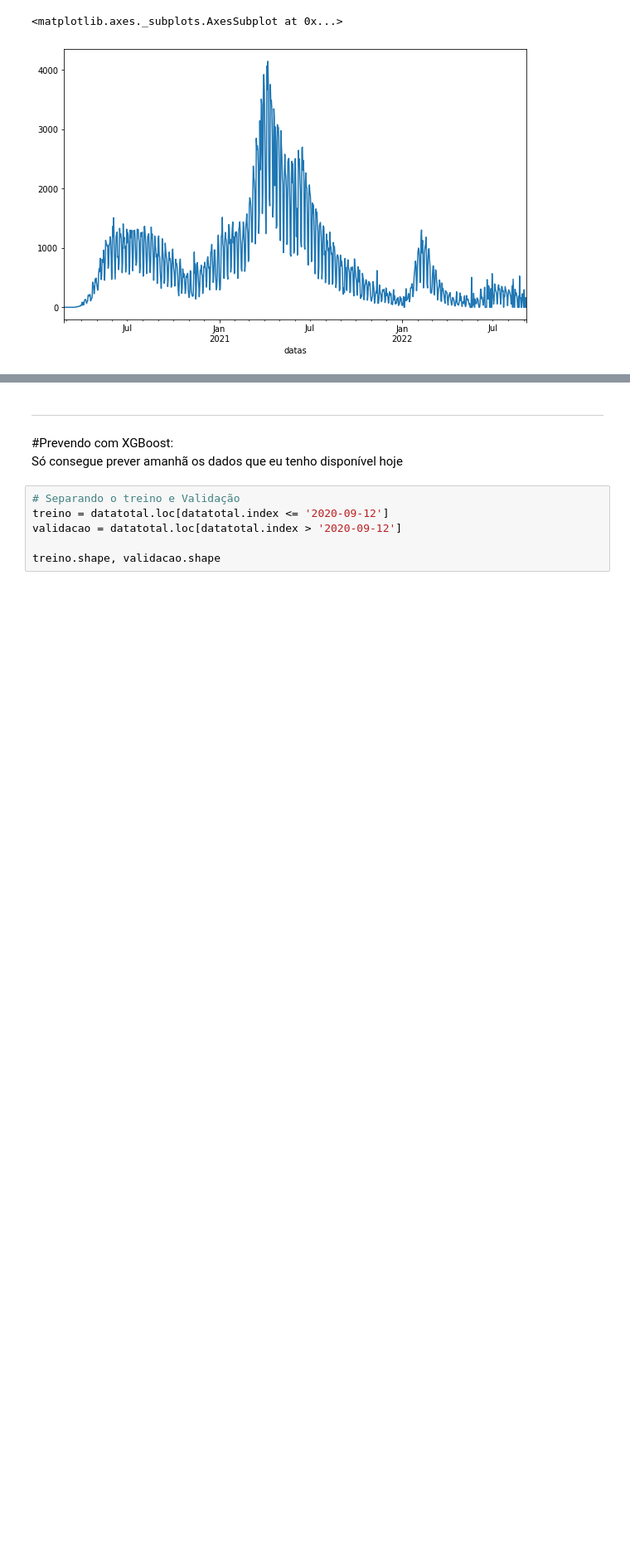
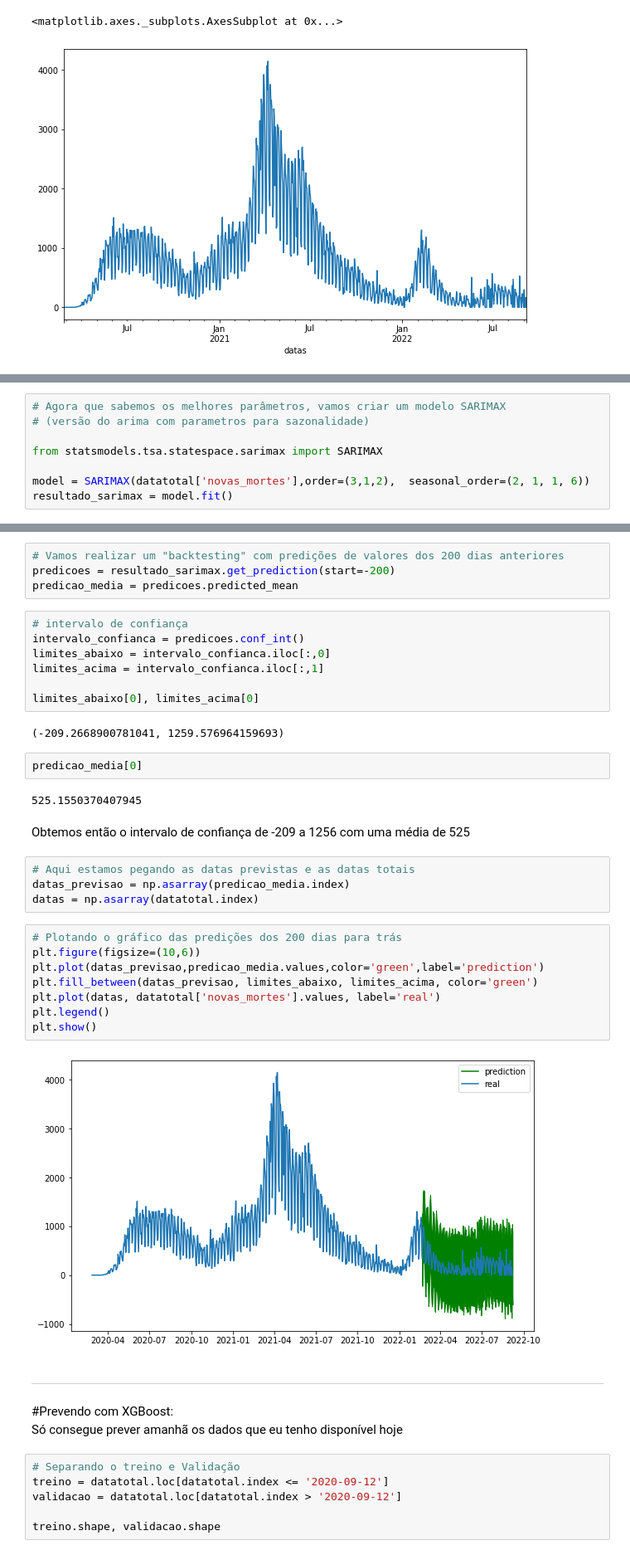
Before and after one commit to joseforneiro/DadosCovid19, a Jupyter notebook: Trabalho_LabVI_1.ipynb, the cells around one changed output, grey strips where cells are left out. Shown: that part at 83% size. Cells and saved outputs as stored; diff of their text form; blank space fills up the shorter version.

```diff
--- a/Trabalho_LabVI_1.ipynb
+++ b/Trabalho_LabVI_1.ipynb
@@ -320,0 +391,8 @@ datatotal['novas_mortes'].plot(figsize=(10,6))
+# %%
+# Agora que sabemos os melhores parâmetros, vamos criar um modelo SARIMAX
+# (versão do arima com parametros para sazonalidade)
+
+from statsmodels.tsa.statespace.sarimax import SARIMAX
+
+model = SARIMAX(datatotal['novas_mortes'],order=(3,1,2),  seasonal_order=(2, 1, 1, 6))
+resultado_sarimax = model.fit()
@@ -321,3 +431,36 @@ datatotal['novas_mortes'].plot(figsize=(10,6))
+# %%
+# Vamos realizar um "backtesting" com predições de valores dos 200 dias anteriores
+predicoes = resultado_sarimax.get_prediction(start=-200)
+predicao_media = predicoes.predicted_mean
+# %%
+# intervalo de confiança
+intervalo_confianca = predicoes.conf_int()
+limites_abaixo = intervalo_confianca.iloc[:,0]
+limites_acima = intervalo_confianca.iloc[:,1]
+
+limites_abaixo[0], limites_acima[0]
+# %% [output]
+(-209.2668900781041, 1259.576964159693)
+# %%
+predicao_media[0]
+# %% [output]
+525.1550370407945
+# %% [markdown]
+Obtemos então o intervalo de confiança de -209 a 1256 com uma média de 525
+# %%
+# Aqui estamos pegando as datas previstas e as datas totais
+datas_previsao = np.asarray(predicao_media.index)
+datas = np.asarray(datatotal.index)
+# %%
+# Plotando o gráfico das predições dos 200 dias para trás
+plt.figure(figsize=(10,6))
+plt.plot(datas_previsao,predicao_media.values,color='green',label='prediction')
+plt.fill_between(datas_previsao, limites_abaixo, limites_acima, color='green')
+plt.plot(datas, datatotal['novas_mortes'].values, label='real')
+plt.legend()
+plt.show()
+# %% [output]
+[figure, added]
 # %% [markdown]
 
 
```
Also changed, not shown: parts of 10 cells of this notebook.
